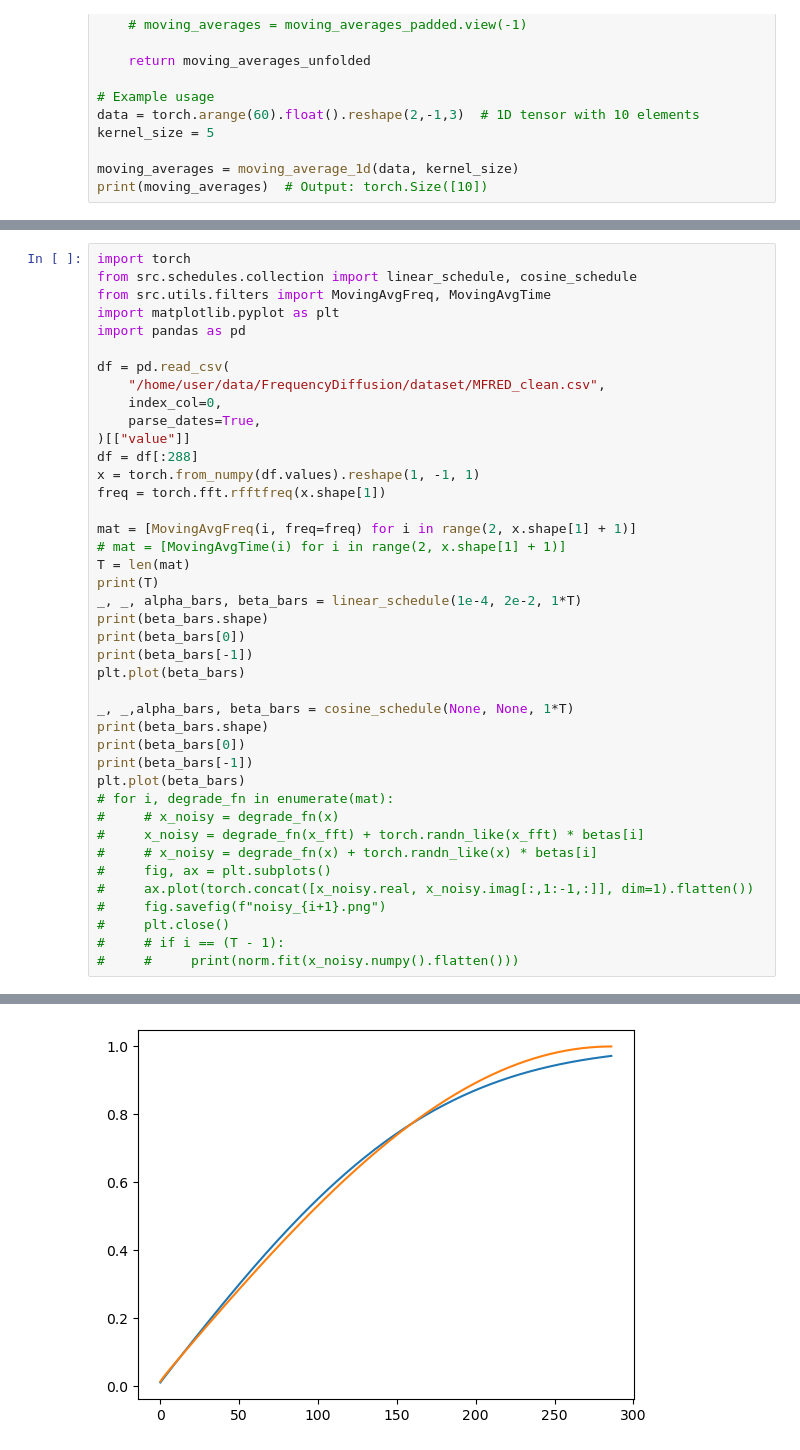
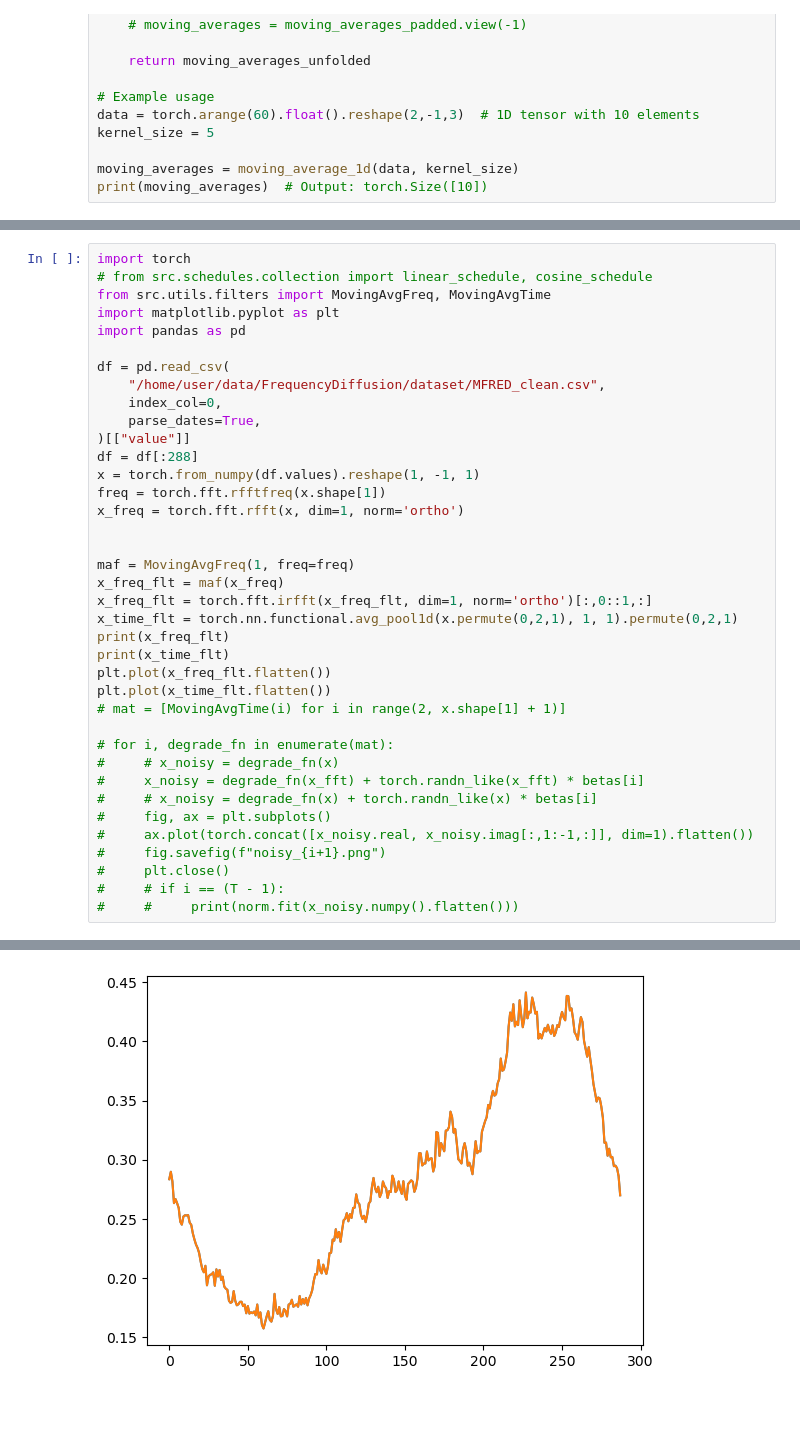
Before and after one commit to WillWang1113/Moving-Average-Diffusion, a Jupyter notebook: notebooks/test.ipynb, the cells around one changed output, grey strips where cells are left out. Saved outputs shown, nothing was run; the diff lists cells and outputs as text; blank space fills up the shorter version.

```diff
--- a/notebooks/test.ipynb
+++ b/notebooks/test.ipynb
@@ -297,6 +289,6 @@ Standard Deviation (Frequency Domain): 1.3321229219436646
 # %%
 import torch
-from src.schedules.collection import linear_schedule, cosine_schedule
+# from src.schedules.collection import linear_schedule, cosine_schedule
 from src.utils.filters import MovingAvgFreq, MovingAvgTime
 import matplotlib.pyplot as plt
 import pandas as pd
@@ -309,22 +301,19 @@ df = pd.read_csv(
 df = df[:288]
 x = torch.from_numpy(df.values).reshape(1, -1, 1)
 freq = torch.fft.rfftfreq(x.shape[1])
+x_freq = torch.fft.rfft(x, dim=1, norm='ortho')
 
-mat = [MovingAvgFreq(i, freq=freq) for i in range(2, x.shape[1] + 1)]
+
+maf = MovingAvgFreq(1, freq=freq)
+x_freq_flt = maf(x_freq)
+x_freq_flt = torch.fft.irfft(x_freq_flt, dim=1, norm='ortho')[:,0::1,:]
+x_time_flt = torch.nn.functional.avg_pool1d(x.permute(0,2,1), 1, 1).permute(0,2,1)
+print(x_freq_flt)
+print(x_time_flt)
+plt.plot(x_freq_flt.flatten())
+plt.plot(x_time_flt.flatten())
 # mat = [MovingAvgTime(i) for i in range(2, x.shape[1] + 1)]
-T = len(mat)
-print(T)
-_, _, alpha_bars, beta_bars = linear_schedule(1e-4, 2e-2, 1*T)
-print(beta_bars.shape)
-print(beta_bars[0])
-print(beta_bars[-1])
-plt.plot(beta_bars)
 
-_, _,alpha_bars, beta_bars = cosine_schedule(None, None, 1*T)
-print(beta_bars.shape)
-print(beta_bars[0])
-print(beta_bars[-1])
-plt.plot(beta_bars)
 # for i, degrade_fn in enumerate(mat):
 #     # x_noisy = degrade_fn(x)
 #     x_noisy = degrade_fn(x_fft) + torch.randn_like(x_fft) * betas[i]
@@ -346,5 +345,5 @@ tensor(1.)
 [<matplotlib.lines.Line2D at 0x...>]
-[figure, old version]
+[figure, new version]
 # %%
 from src.utils.filters import MovingAvgTime, MovingAvgFreq
 import torch
```
Also changed, not shown: parts of 8 cells of this notebook, 4 other files.
